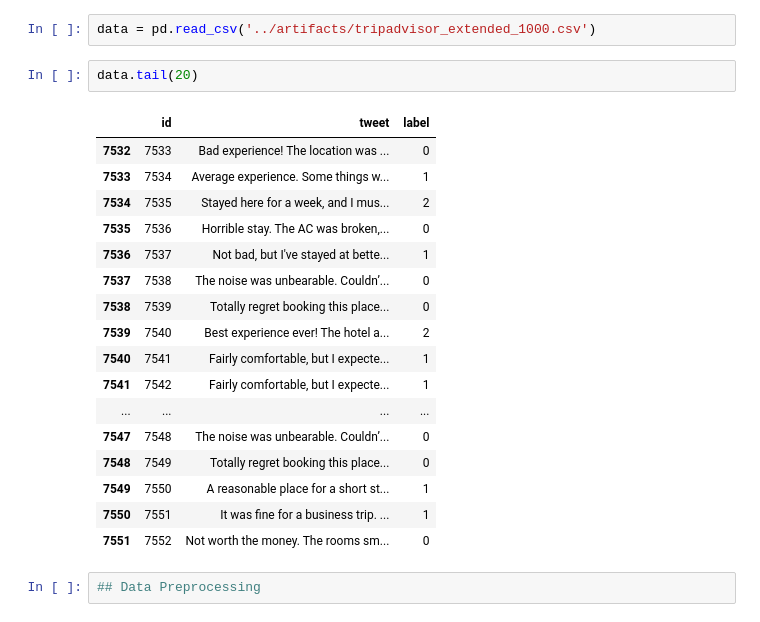
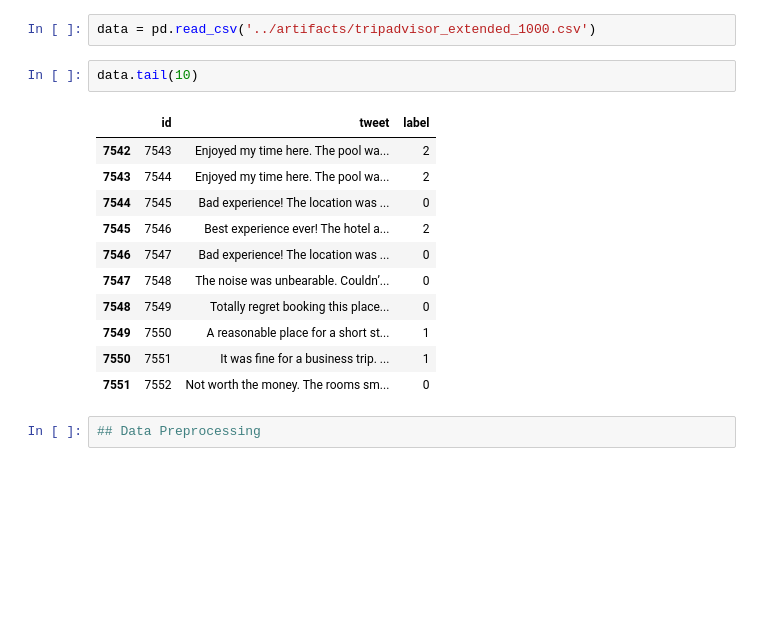
Before and after one commit to isharamaduranga/Dream-Discover-Travel-App__ML__BE, a Jupyter notebook: notebooks/02.model_building.ipynb, the cells around one changed output. Cells and saved outputs as stored; diff of their text form; blank space fills up the shorter version.

```diff
--- a/notebooks/02.model_building.ipynb
+++ b/notebooks/02.model_building.ipynb
@@ -10,20 +10,14 @@ from pandas.io.sas.sas_constants import dataset_length
 # %%
 data = pd.read_csv('../artifacts/tripadvisor_extended_1000.csv')
 # %%
-data.tail(20)
+data.tail(10)
 # %% [output]
 |  | id | tweet | label |
-| 7532 | 7533 | Bad experience! The location was ... | 0 |
-| 7533 | 7534 | Average experience. Some things w... | 1 |
-| 7534 | 7535 | Stayed here for a week, and I mus... | 2 |
-| 7535 | 7536 | Horrible stay. The AC was broken,... | 0 |
-| 7536 | 7537 | Not bad, but I've stayed at bette... | 1 |
-| 7537 | 7538 | The noise was unbearable. Couldn’... | 0 |
-| 7538 | 7539 | Totally regret booking this place... | 0 |
-| 7539 | 7540 | Best experience ever! The hotel a... | 2 |
-| 7540 | 7541 | Fairly comfortable, but I expecte... | 1 |
-| 7541 | 7542 | Fairly comfortable, but I expecte... | 1 |
-| ... | ... | ... | ... |
+| 7542 | 7543 | Enjoyed my time here. The pool wa... | 2 |
+| 7543 | 7544 | Enjoyed my time here. The pool wa... | 2 |
+| 7544 | 7545 | Bad experience! The location was ... | 0 |
+| 7545 | 7546 | Best experience ever! The hotel a... | 2 |
+| 7546 | 7547 | Bad experience! The location was ... | 0 |
 | 7547 | 7548 | The noise was unbearable. Couldn’... | 0 |
 | 7548 | 7549 | Totally regret booking this place... | 0 |
 | 7549 | 7550 | A reasonable place for a short st... | 1 |
```
Also changed, not shown: parts of 34 cells of this notebook, 10 other files.
